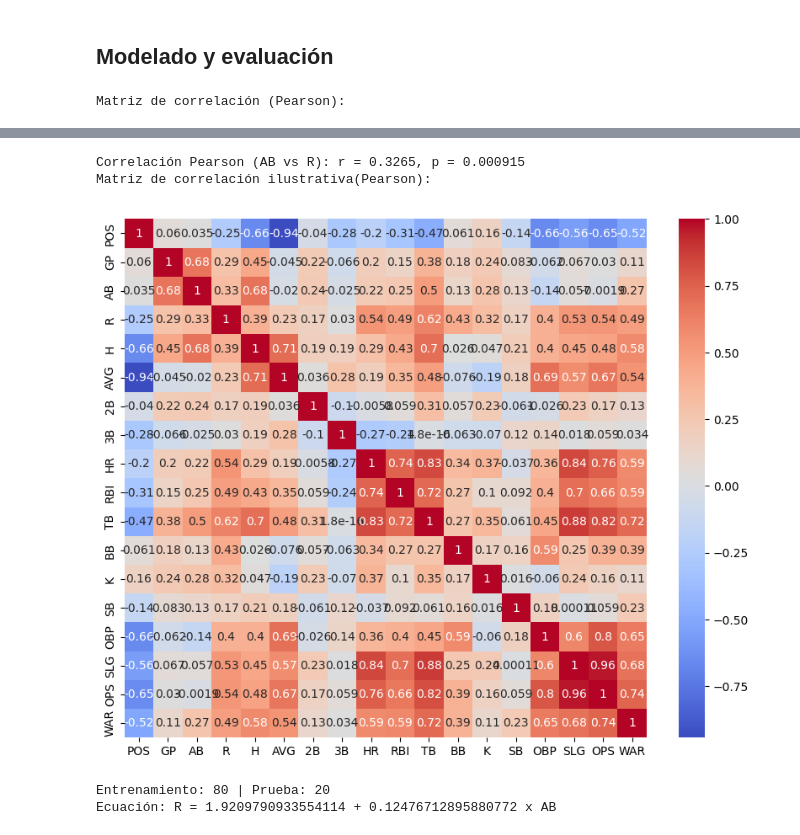
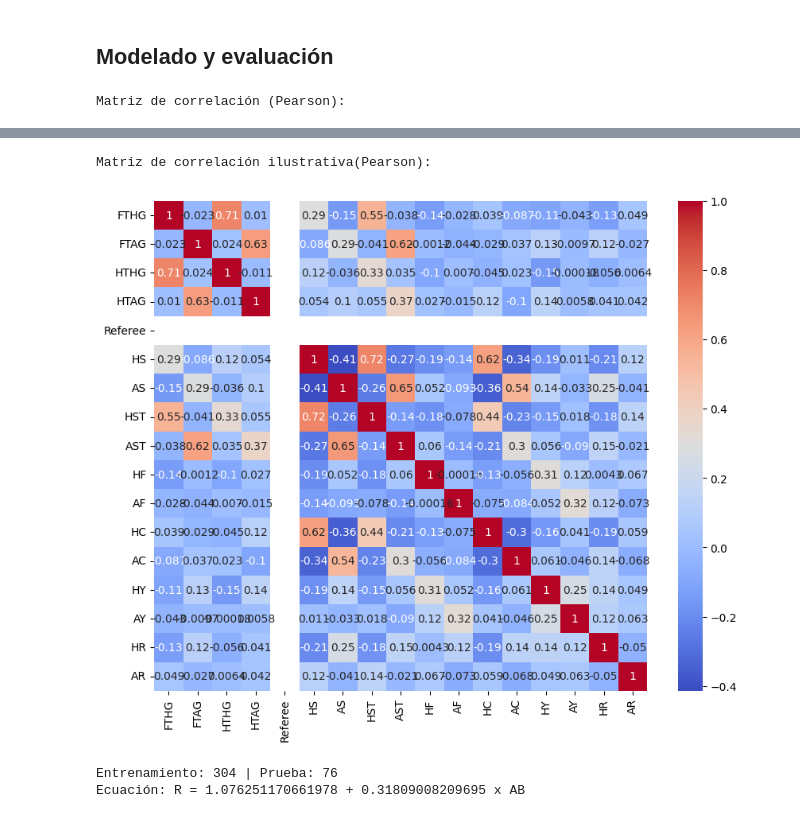
Before and after one commit to ArturLazurenko/CienciaDeDatos, a Jupyter notebook: Semana 4/Actividad 3/Actividad3.ipynb, the cells around one changed output, grey strips where cells are left out. Saved outputs shown, nothing was run; the diff lists cells and outputs as text; code cells hidden in the pictures.

```diff
--- a/Semana 4/Actividad 3/Actividad3.ipynb
+++ b/Semana 4/Actividad 3/Actividad3.ipynb
@@ -4,16 +4,14 @@
 # %%
 import pandas as pd
 
-# Cargar el dataset
 try:
-    df = pd.read_csv('../DataSets/Beisbol.csv')
+    df = pd.read_csv('../Datasets/season-2425.csv')
     print("Dataset cargado exitosamente.")
 except FileNotFoundError:
-    print("Error: No se encontró el archivo .csv. Por favor, cárgalo en el entorno.")
+    print("Error: No se encontró el archivo.")
 
 display(df)
 
-# Verificar si hay valores nulos
-print(f"Valores nulos por columna:{df.isnull().sum()}")
+print(f"Valores nulos por columna:\n{df.isnull().sum()}")
 # %% [output]
 Dataset cargado exitosamente.
@@ -58,9 +56,6 @@ pearson = df.select_dtypes(include=['number']).corr(method='pearson')
 print("Matriz de correlación (Pearson):")
 display(pearson)
 
-r, p = stats.pearsonr(df["AB"], df["R"])
-print(f"Correlación Pearson (AB vs R): r = {r:.4f}, p = {p:.6f}")
-
 # matriz de correlación
 print("Matriz de correlación ilustrativa(Pearson):")
 plt.figure(figsize=(10,8))
@@ -88,13 +84,12 @@ Matriz de correlación (Pearson):
-Correlación Pearson (AB vs R): r = 0.3265, p = 0.000915
 Matriz de correlación ilustrativa(Pearson):
-[figure, old version]
+[figure, new version]
 # %%
 import numpy as np
 from sklearn.model_selection import train_test_split
 from sklearn.linear_model import LinearRegression
 
-X = df[["AB"]]
-y = df["R"]
+X = df[["HS"]]
+y = df["HC"]
 X_train, X_test, y_train, y_test = train_test_split(X, y, test_size=0.2)
 print(f"Entrenamiento: {len(X_train)} | Prueba: {len(X_test)}")
 
@@ -103,8 +98,8 @@ modelo.fit(X_train, y_train)
 y_pred = modelo.predict(X_test)
 print(f"Ecuación: R = {modelo.intercept_} + {modelo.coef_[0]} x AB")
 # %% [output]
-Entrenamiento: 80 | Prueba: 20
-Ecuación: R = 1.9209790933554114 + 0.12476712895880772 x AB
+Entrenamiento: 304 | Prueba: 76
+Ecuación: R = 1.076251170661978 + 0.31809008209695 x AB
 # %%
 from sklearn.metrics import mean_absolute_error, mean_squared_error, r2_score
 Mean_error = mean_absolute_error(y_test, y_pred)
```
Also changed, not shown: parts of 4 cells of this notebook, 2 other files.
